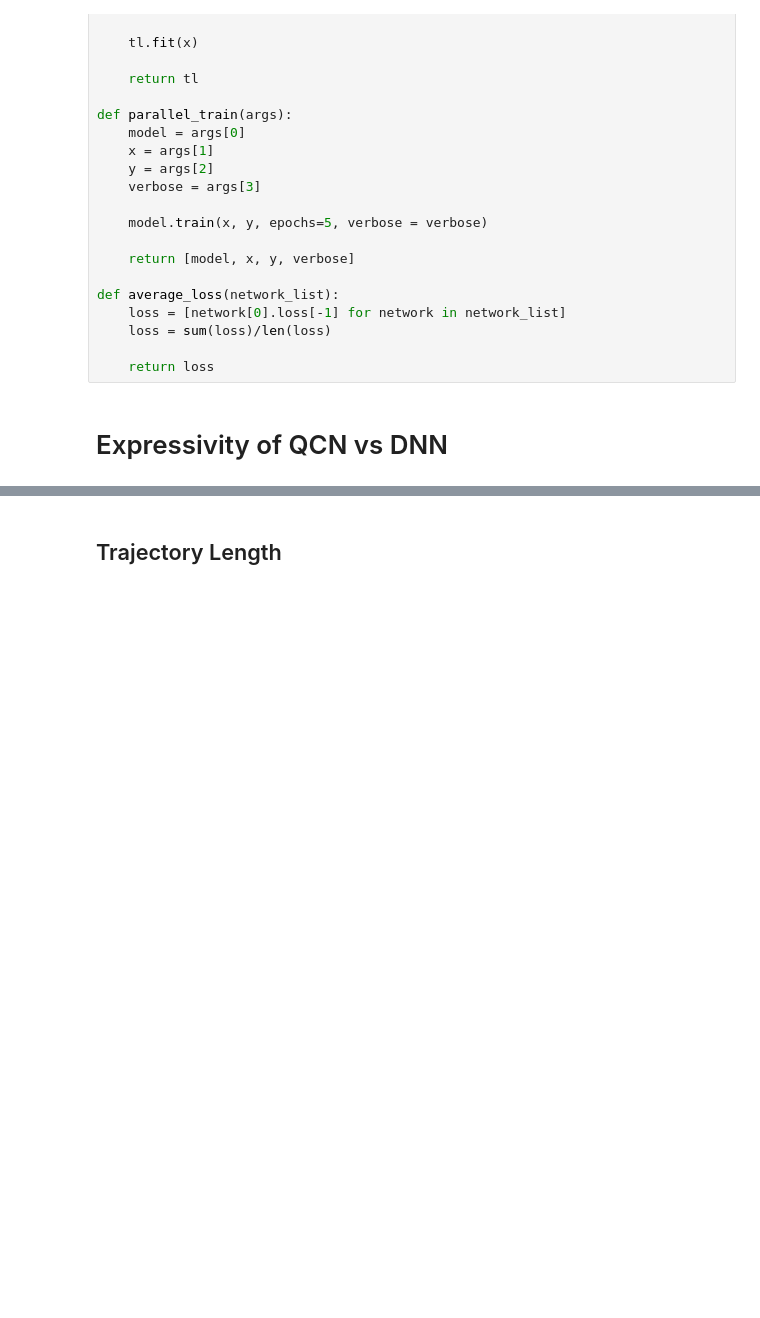
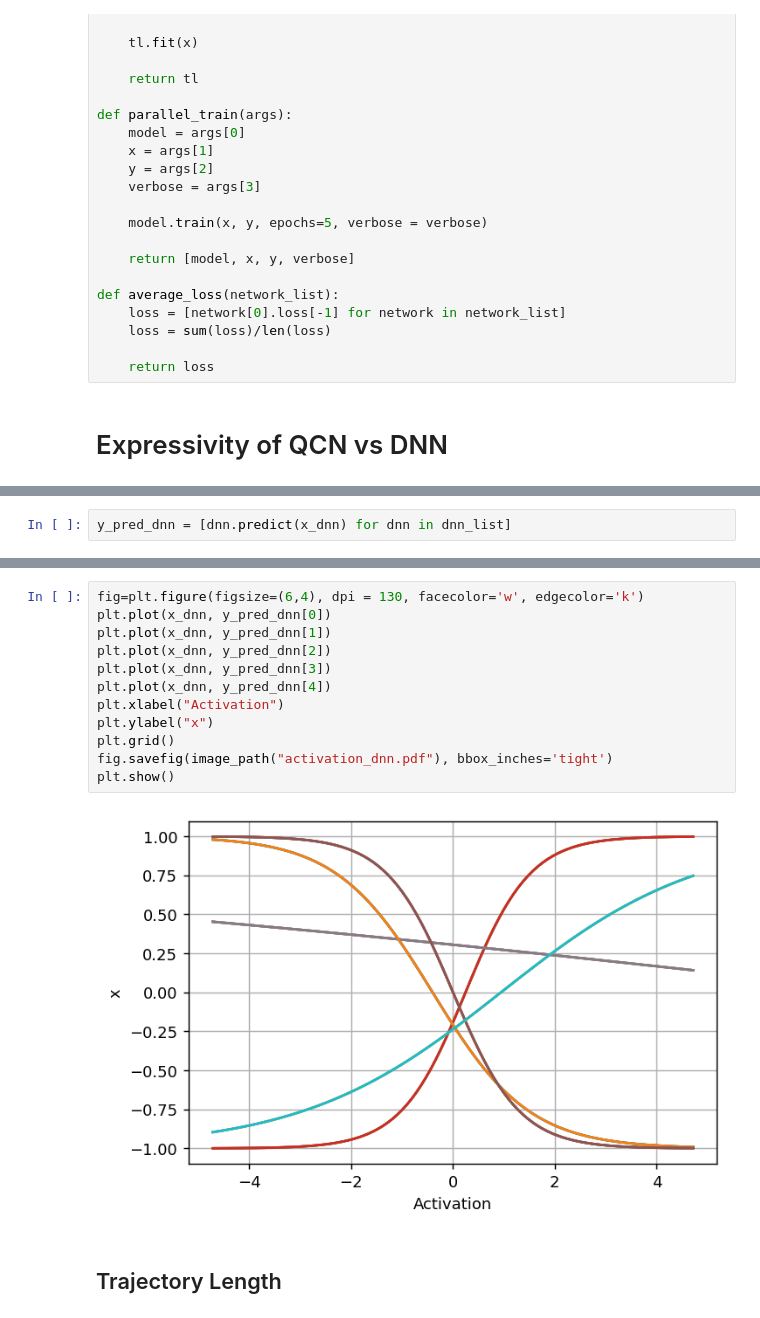
Before and after one commit to KristianWold/Master-Thesis, a Jupyter notebook: notebooks/experiments/Expressivity and Stability.ipynb, the cells around one changed output, grey strips where cells are left out. Saved outputs shown, nothing was run; the diff lists cells and outputs as text; blank space fills up the shorter version.

```diff
--- a/notebooks/experiments/Expressivity and Stability.ipynb
+++ b/notebooks/experiments/Expressivity and Stability.ipynb
@@ -49,0 +95,2 @@ def average_loss(network_list):
+# %%
+y_pred_dnn = [dnn.predict(x_dnn) for dnn in dnn_list]
@@ -50,3 +144,17 @@ def average_loss(network_list):
+# %%
+fig=plt.figure(figsize=(6,4), dpi = 130, facecolor='w', edgecolor='k')
+plt.plot(x_dnn, y_pred_dnn[0])
+plt.plot(x_dnn, y_pred_dnn[1])
+plt.plot(x_dnn, y_pred_dnn[2])
+plt.plot(x_dnn, y_pred_dnn[3])
+plt.plot(x_dnn, y_pred_dnn[4])
+plt.xlabel("Activation")
+plt.ylabel("x")
+plt.grid()
+fig.savefig(image_path("activation_dnn.pdf"), bbox_inches='tight')
+plt.show()
+# %% [output]
+[figure, added]
 # %% [markdown]
 ## Trajectory Length
 # %%
```
Also changed, not shown: parts of 12 cells of this notebook, 8 other files.
